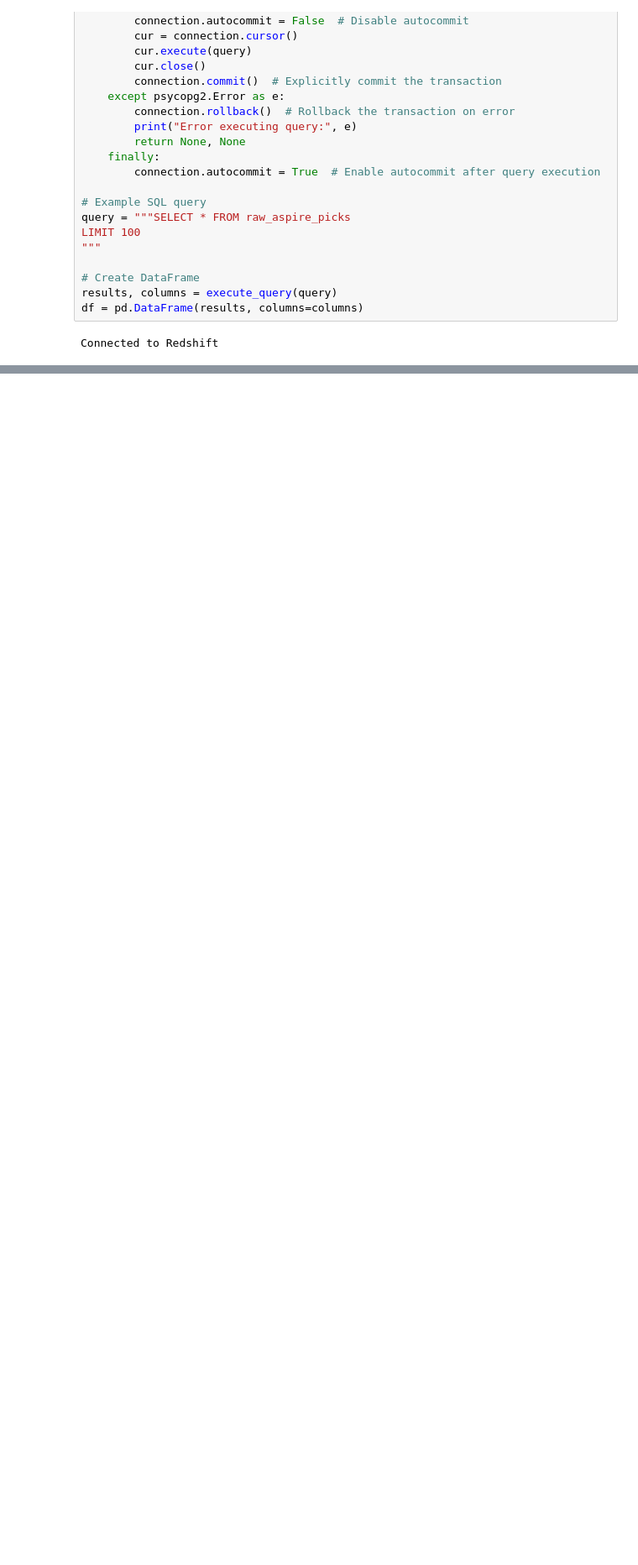
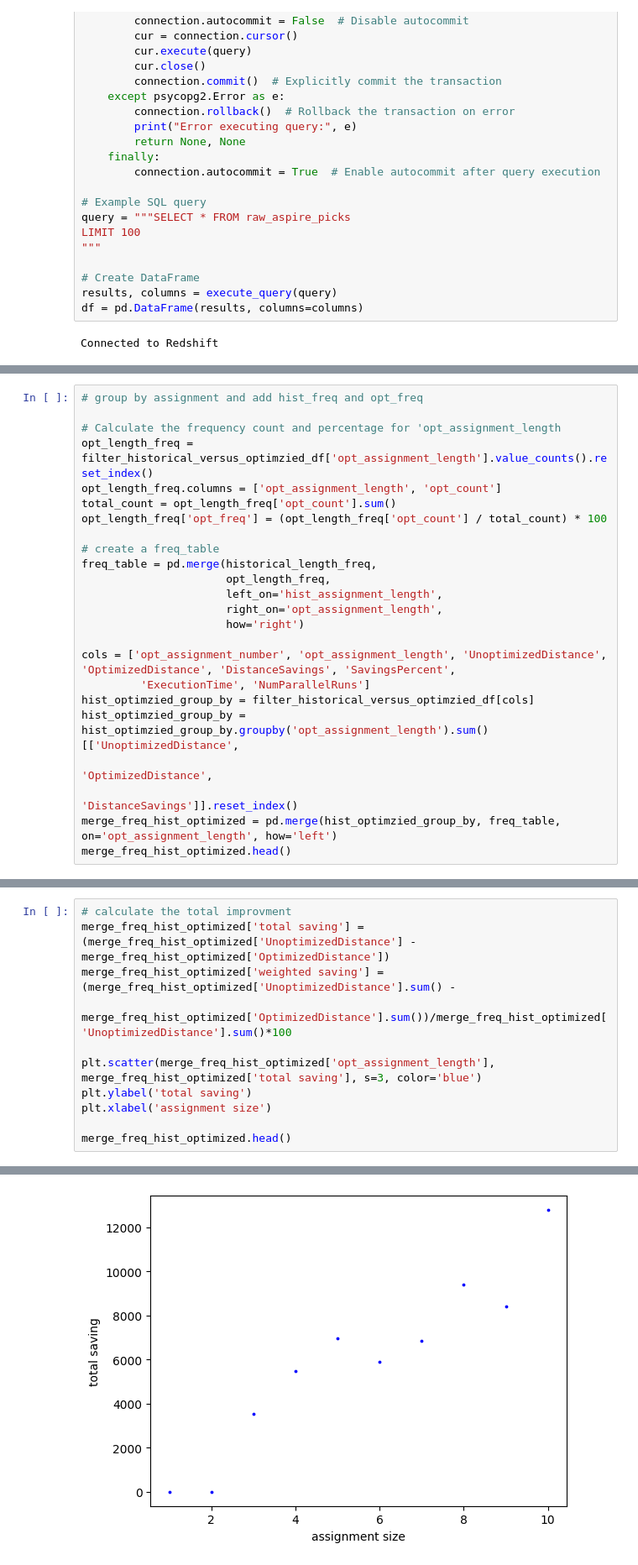
Before and after one commit to HasanVerses/batch_sequencing_optimization, a Jupyter notebook: notebooks/ld_computational_and_improvement_analysis.ipynb, the cells around one changed output, grey strips where cells are left out. Shown: that part at 84% size. Cells and saved outputs as stored; diff of their text form; blank space fills up the shorter version.

```diff
--- a/notebooks/ld_computational_and_improvement_analysis.ipynb
+++ b/notebooks/ld_computational_and_improvement_analysis.ipynb
@@ -387,0 +428,24 @@ See the caveats in the documentation: https://pandas.pydata.org/pandas-docs/stab
+# %%
+# group by assignment and add hist_freq and opt_freq
+
+# Calculate the frequency count and percentage for 'opt_assignment_length
+opt_length_freq = filter_historical_versus_optimzied_df['opt_assignment_length'].value_counts().reset_index()
+opt_length_freq.columns = ['opt_assignment_length', 'opt_count']
+total_count = opt_length_freq['opt_count'].sum()
+opt_length_freq['opt_freq'] = (opt_length_freq['opt_count'] / total_count) * 100
+
+# create a freq_table
+freq_table = pd.merge(historical_length_freq,
+                      opt_length_freq,
+                      left_on='hist_assignment_length',
+                      right_on='opt_assignment_length',
+                      how='right')
+
+cols = ['opt_assignment_number', 'opt_assignment_length', 'UnoptimizedDistance', 'OptimizedDistance', 'DistanceSavings', 'SavingsPercent',
+         'ExecutionTime', 'NumParallelRuns']
+hist_optimzied_group_by = filter_historical_versus_optimzied_df[cols]
+hist_optimzied_group_by = hist_optimzied_group_by.groupby('opt_assignment_length').sum()[['UnoptimizedDistance',
+                                                                                                          'OptimizedDistance',
+                                                                                                          'DistanceSavings']].reset_index()
+merge_freq_hist_optimized = pd.merge(hist_optimzied_group_by, freq_table, on='opt_assignment_length', how='left')
+merge_freq_hist_optimized.head()
@@ -387,0 +459,12 @@ See the caveats in the documentation: https://pandas.pydata.org/pandas-docs/stab
+# %%
+# calculate the total improvment
+merge_freq_hist_optimized['total saving'] = (merge_freq_hist_optimized['UnoptimizedDistance'] - merge_freq_hist_optimized['OptimizedDistance'])
+merge_freq_hist_optimized['weighted saving'] = (merge_freq_hist_optimized['UnoptimizedDistance'].sum() -
+                                merge_freq_hist_optimized['OptimizedDistance'].sum())/merge_freq_hist_optimized['UnoptimizedDistance'].sum()*100
+
+plt.scatter(merge_freq_hist_optimized['opt_assignment_length'], merge_freq_hist_optimized['total saving'], s=3, color='blue')
+plt.ylabel('total saving')
+plt.xlabel('assignment size')
+
+merge_freq_hist_optimized.head()
+# %% [output]
@@ -387,0 +477 @@ See the caveats in the documentation: https://pandas.pydata.org/pandas-docs/stab
+[figure, added]
```
Also changed, not shown: parts of 23 cells of this notebook.
